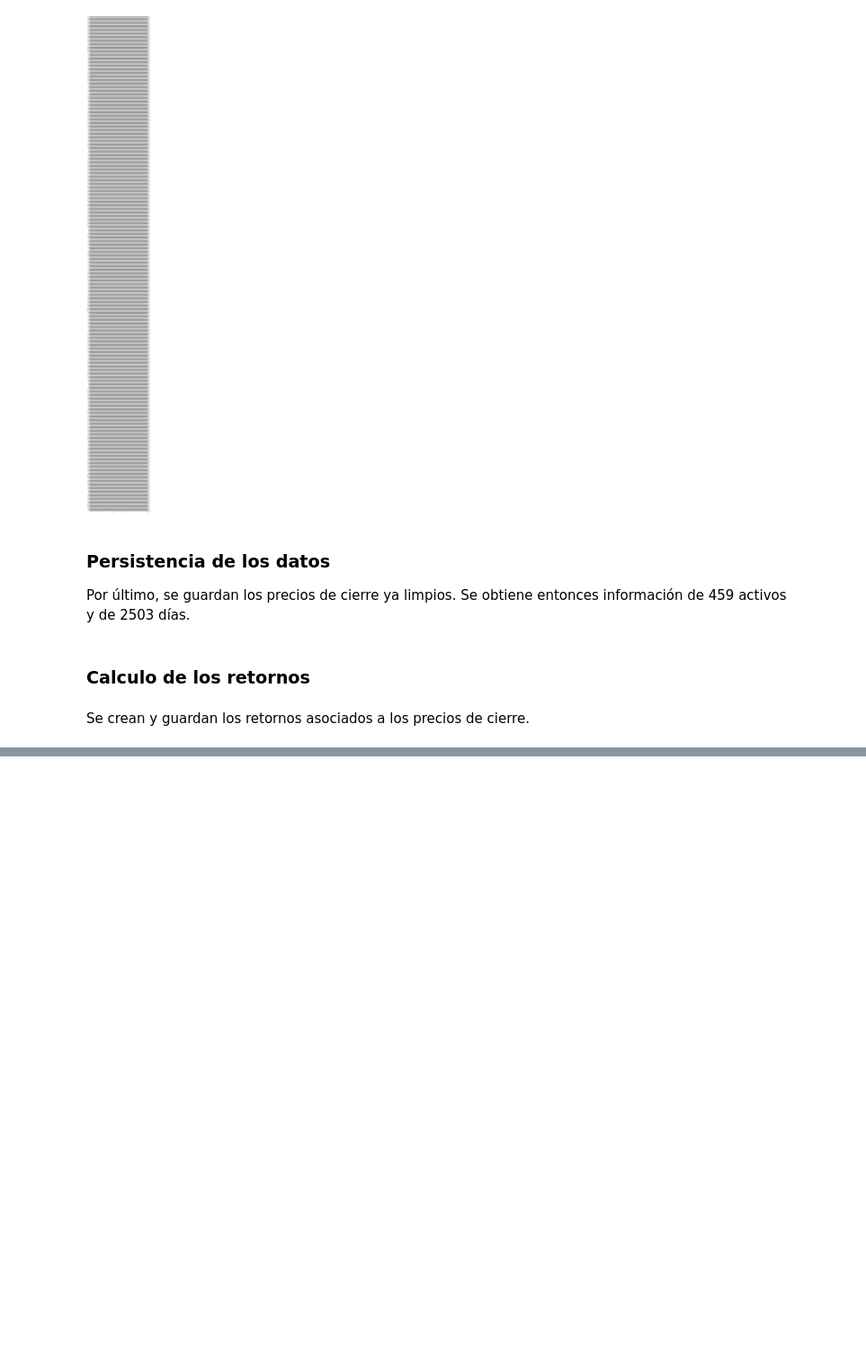
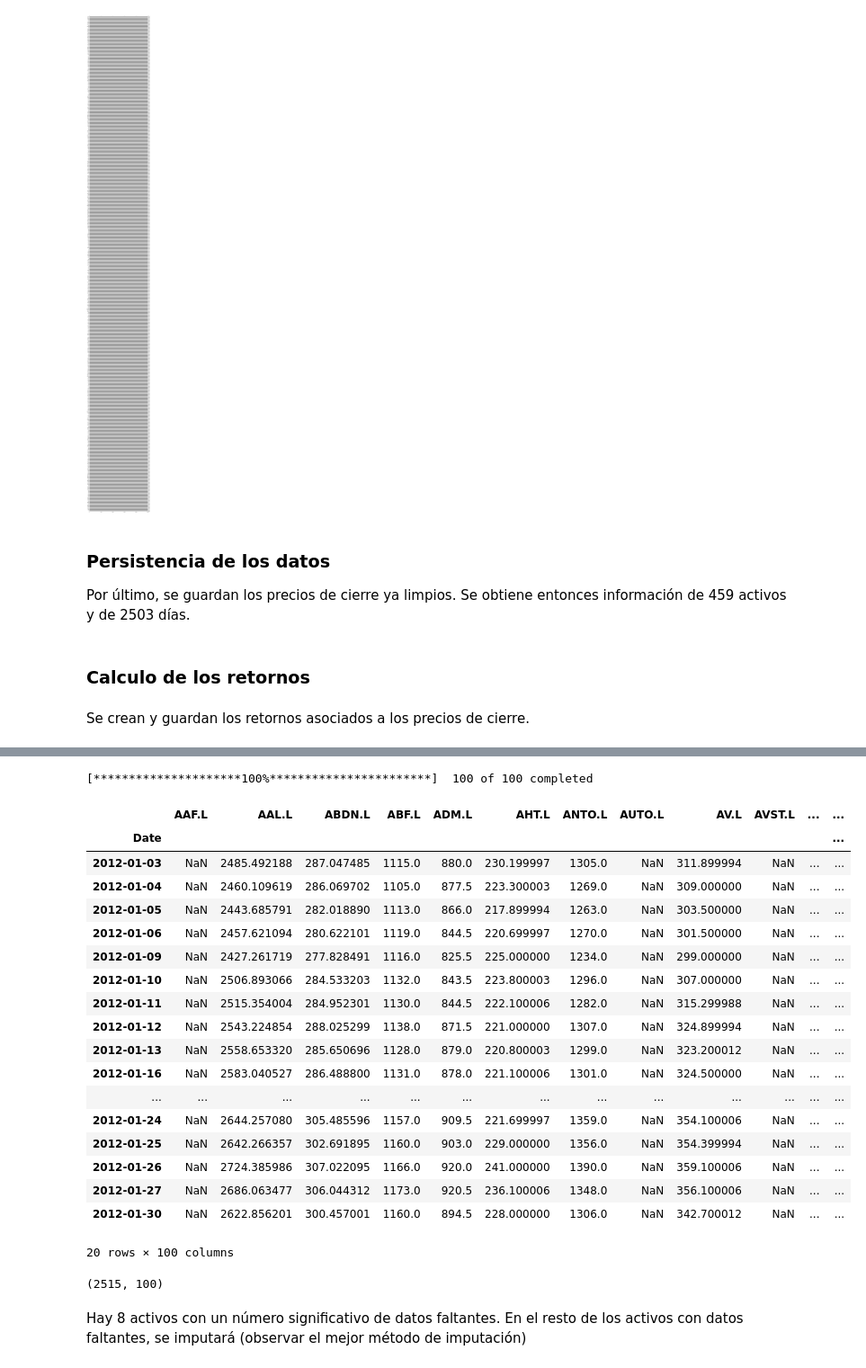
Before and after one commit to jduarte00/tesis, a Jupyter notebook: DataSets.ipynb, the cells around one changed output, grey strips where cells are left out. Shown at 90% size. Drawn from its saved outputs; the diff is of its cells as text; code cells hidden in the pictures; blank space fills up the shorter version.

```diff
--- a/DataSets.ipynb
+++ b/DataSets.ipynb
@@ -353,0 +361,43 @@ sp_500_2021_big_close.to_csv('data/sp_500_2021_big_returns.csv', index = True)
+# %%
+resp = requests.get('https://en.wikipedia.org/wiki/FTSE_100_Index')
+soup = bs.BeautifulSoup(resp.text, 'lxml')
+table = soup.find(id="constituents")
+# %%
+tickers_ftse = []
+for row in table.findAll('tr')[1:]:
+    ticker = row.findAll('td')[1].text
+    ticker = ticker + ".L"
+    tickers_ftse.append(ticker)
+# %%
+ftse_100_original = yf.download(tickers_ftse, "2012-01-01", "2021-12-12")
+# %% [output]
+[*********************100%***********************]  100 of 100 completed
+# %%
+ftse_100_original_close = ftse_100_original['Close']
+ftse_100_original_close.head(20)
+# %% [output]
+|  | AAF.L | AAL.L | ABDN.L | ABF.L | ADM.L | AHT.L | ANTO.L | AUTO.L | AV.L | AVST.L | ... | ... |
+| Date |  |  |  |  |  |  |  |  |  |  |  | ... |
+| 2012-01-03 | NaN | 2485.492188 | 287.047485 | 1115.0 | 880.0 | 230.199997 | 1305.0 | NaN | 311.899994 | NaN | ... | ... |
+| 2012-01-04 | NaN | 2460.109619 | 286.069702 | 1105.0 | 877.5 | 223.300003 | 1269.0 | NaN | 309.000000 | NaN | ... | ... |
+| 2012-01-05 | NaN | 2443.685791 | 282.018890 | 1113.0 | 866.0 | 217.899994 | 1263.0 | NaN | 303.500000 | NaN | ... | ... |
+| 2012-01-06 | NaN | 2457.621094 | 280.622101 | 1119.0 | 844.5 | 220.699997 | 1270.0 | NaN | 301.500000 | NaN | ... | ... |
+| 2012-01-09 | NaN | 2427.261719 | 277.828491 | 1116.0 | 825.5 | 225.000000 | 1234.0 | NaN | 299.000000 | NaN | ... | ... |
+| 2012-01-10 | NaN | 2506.893066 | 284.533203 | 1132.0 | 843.5 | 223.800003 | 1296.0 | NaN | 307.000000 | NaN | ... | ... |
+| 2012-01-11 | NaN | 2515.354004 | 284.952301 | 1130.0 | 844.5 | 222.100006 | 1282.0 | NaN | 315.299988 | NaN | ... | ... |
+| 2012-01-12 | NaN | 2543.224854 | 288.025299 | 1138.0 | 871.5 | 221.000000 | 1307.0 | NaN | 324.899994 | NaN | ... | ... |
+| 2012-01-13 | NaN | 2558.653320 | 285.650696 | 1128.0 | 879.0 | 220.800003 | 1299.0 | NaN | 323.200012 | NaN | ... | ... |
+| 2012-01-16 | NaN | 2583.040527 | 286.488800 | 1131.0 | 878.0 | 221.100006 | 1301.0 | NaN | 324.500000 | NaN | ... | ... |
+| ... | ... | ... | ... | ... | ... | ... | ... | ... | ... | ... | ... | ... |
+| 2012-01-24 | NaN | 2644.257080 | 305.485596 | 1157.0 | 909.5 | 221.699997 | 1359.0 | NaN | 354.100006 | NaN | ... | ... |
+| 2012-01-25 | NaN | 2642.266357 | 302.691895 | 1160.0 | 903.0 | 229.000000 | 1356.0 | NaN | 354.399994 | NaN | ... | ... |
+| 2012-01-26 | NaN | 2724.385986 | 307.022095 | 1166.0 | 920.0 | 241.000000 | 1390.0 | NaN | 359.100006 | NaN | ... | ... |
+| 2012-01-27 | NaN | 2686.063477 | 306.044312 | 1173.0 | 920.5 | 236.100006 | 1348.0 | NaN | 356.100006 | NaN | ... | ... |
+| 2012-01-30 | NaN | 2622.856201 | 300.457001 | 1160.0 | 894.5 | 228.000000 | 1306.0 | NaN | 342.700012 | NaN | ... | ... |
+20 rows × 100 columns
+# %%
+ftse_100_original_close.shape
+# %% [output]
+(2515, 100)
+# %% [markdown]
+Hay 8 activos con un número significativo de datos faltantes. En el resto de los activos con datos faltantes, se imputará (observar el mejor método de imputación)
```
Also changed, not shown: parts of 11 cells of this notebook, 1 other file.
